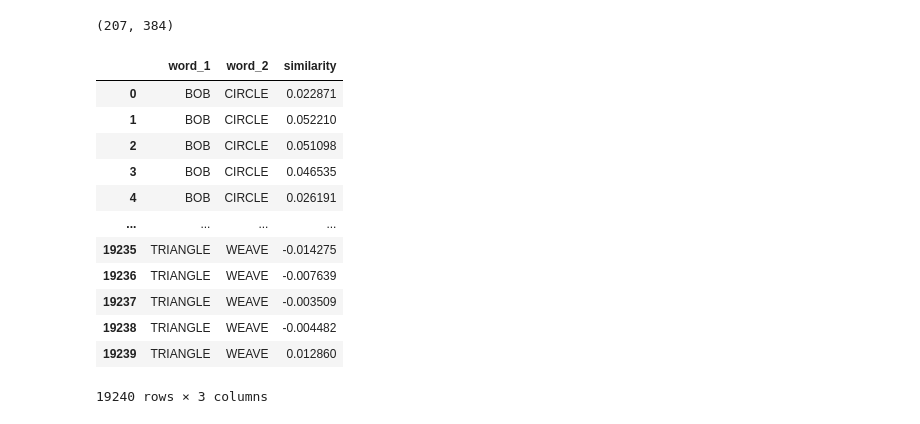
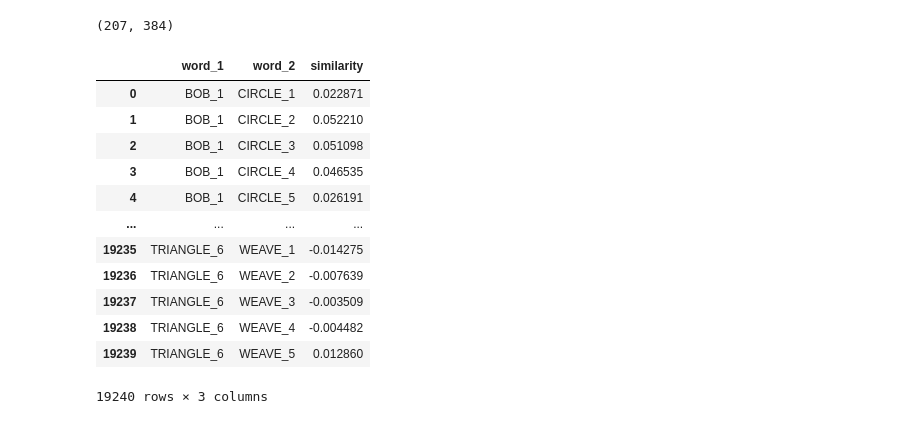
Before and after one commit to VincentZhao12/nyt-crossed, a Jupyter notebook: connect/connections_transfomers.ipynb, the cells around one changed output. Drawn from its saved outputs; the diff is of its cells as text; code cells hidden in the pictures.

```diff
--- a/connect/connections_transfomers.ipynb
+++ b/connect/connections_transfomers.ipynb
@@ -61,3 +61,9 @@ dict_df
 | 205 | 171772 | WEAVE | v. i. | To become woven or interwoven. |
 | 206 | 171773 | WEAVE | n. | A particular method or pattern of... |
 207 rows × 4 columns
+# %%
+dict_df['word_number'] = dict_df.groupby('Word').cumcount() + 1
+
+dict_df['Word'] = dict_df.apply(lambda row: f"{row['Word']}_{row['word_number']}", axis=1)
+
+dict_df
@@ -75,27 +95,29 @@ def cosine_similarity(a, b):
 # %%
 similarities = []
 
 for i in range(len(matrix)):
     a = matrix[i]
     for j in range(i, len(matrix)):
         b = matrix[j]
-        if dict_df.iloc[i]["Word"] != dict_df.iloc[j]["Word"]:
+        word1 = dict_df.iloc[i]["Word"]
+        word2 = dict_df.iloc[j]["Word"]
+        if word1[0: word1.index("_")] != word2[0: word2.index("_")]:
             similarities.append([dict_df.iloc[i]["Word"], dict_df.iloc[j]["Word"], cosine_similarity(a, b)/math.dist(a, b)])
 
 df = pd.DataFrame(similarities, columns=["word_1", "word_2", "similarity"])
 
 df
 # %% [output]
 |  | word_1 | word_2 | similarity |
-| 0 | BOB | CIRCLE | 0.022871 |
-| 1 | BOB | CIRCLE | 0.052210 |
-| 2 | BOB | CIRCLE | 0.051098 |
-| 3 | BOB | CIRCLE | 0.046535 |
-| 4 | BOB | CIRCLE | 0.026191 |
+| 0 | BOB_1 | CIRCLE_1 | 0.022871 |
+| 1 | BOB_1 | CIRCLE_2 | 0.052210 |
+| 2 | BOB_1 | CIRCLE_3 | 0.051098 |
+| 3 | BOB_1 | CIRCLE_4 | 0.046535 |
+| 4 | BOB_1 | CIRCLE_5 | 0.026191 |
 | ... | ... | ... | ... |
-| 19235 | TRIANGLE | WEAVE | -0.014275 |
-| 19236 | TRIANGLE | WEAVE | -0.007639 |
-| 19237 | TRIANGLE | WEAVE | -0.003509 |
-| 19238 | TRIANGLE | WEAVE | -0.004482 |
-| 19239 | TRIANGLE | WEAVE | 0.012860 |
+| 19235 | TRIANGLE_6 | WEAVE_1 | -0.014275 |
+| 19236 | TRIANGLE_6 | WEAVE_2 | -0.007639 |
+| 19237 | TRIANGLE_6 | WEAVE_3 | -0.003509 |
+| 19238 | TRIANGLE_6 | WEAVE_4 | -0.004482 |
+| 19239 | TRIANGLE_6 | WEAVE_5 | 0.012860 |
 19240 rows × 3 columns
```
Also changed, not shown: parts of 9 cells of this notebook, 1 other file.
